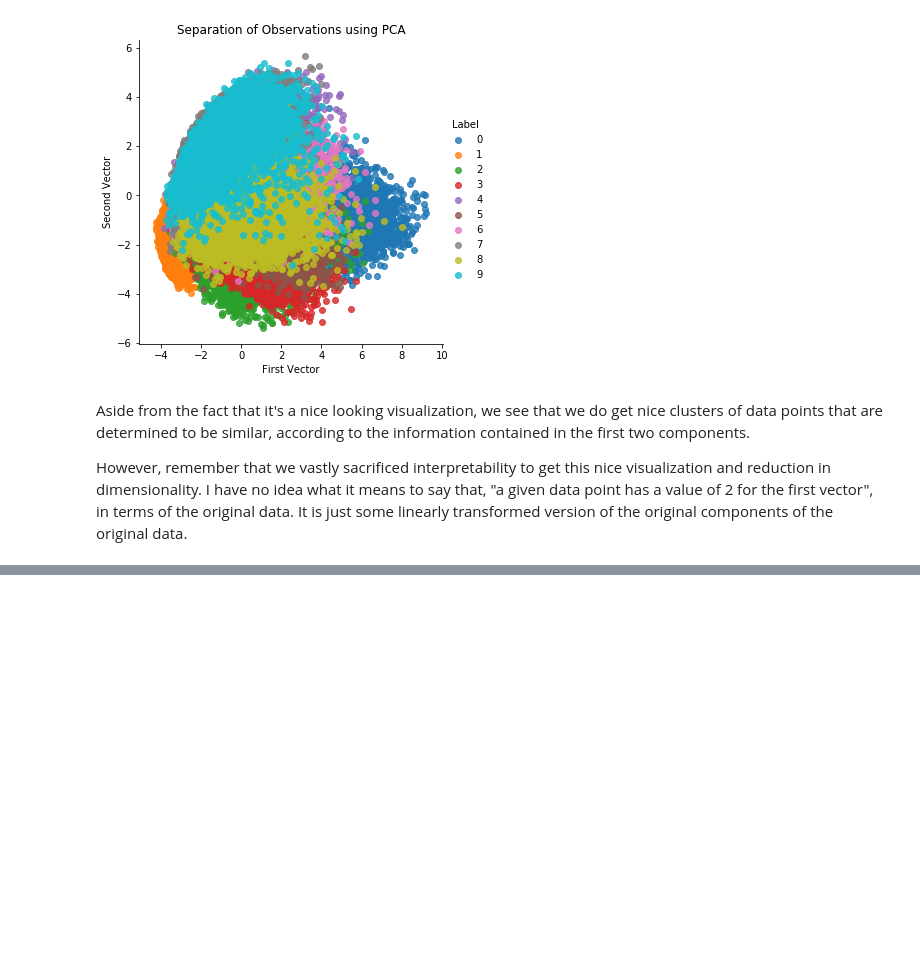
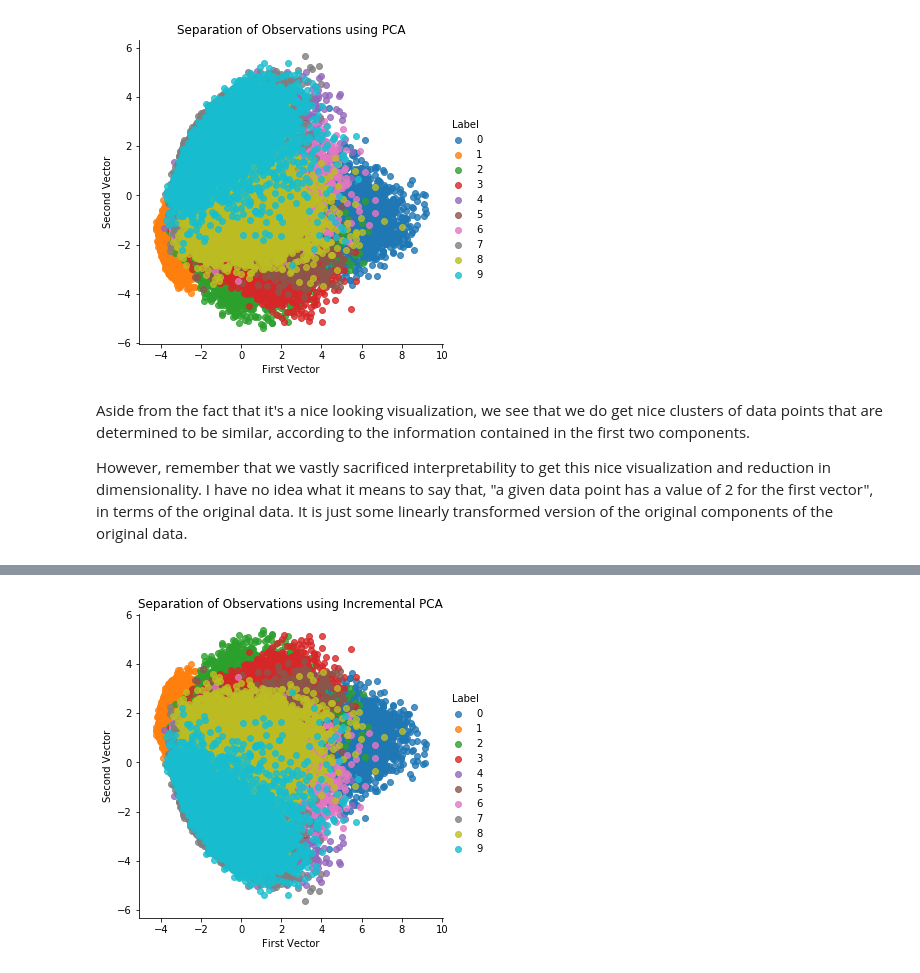
Before and after one commit to andrewhong5297/Unsupervised_Learning, a Jupyter notebook: A Tour of Dimensionality Reduction in Scikit-Learn.ipynb, the cells around one changed output, grey strips where cells are left out. Cells and saved outputs as stored; diff of their text form; code cells hidden in the pictures; blank space fills up the shorter version.

```diff
--- a/A Tour of Dimensionality Reduction in Scikit-Learn.ipynb
+++ b/A Tour of Dimensionality Reduction in Scikit-Learn.ipynb
@@ -168,0 +173,17 @@ However, remember that we vastly sacrificed interpretability to get this nice vi
+# %%
+from sklearn.decomposition import IncrementalPCA
+
+n_components = 784
+batch_size = None
+
+incremental_pca = IncrementalPCA( n_components=n_components , batch_size=batch_size )
+
+X_train_incrementalPCA = incremental_pca.fit_transform(X_train)
+X_train_incrementalPCA = pd.DataFrame( data=X_train_incrementalPCA, index=train_index )
+
+X_validation_incrementalPCA = incremental_pca.fit_transform( X_validation )
+X_validation_incrementalPCA = pd.DataFrame( data=X_validation_incrementalPCA, index=validation_index )
+
+scatterPlot( X_train_incrementalPCA, y_train, "Incremental PCA" )
+# %% [output]
+[figure, added]
```
Also changed, not shown: parts of 2 cells of this notebook, 1 other file.
